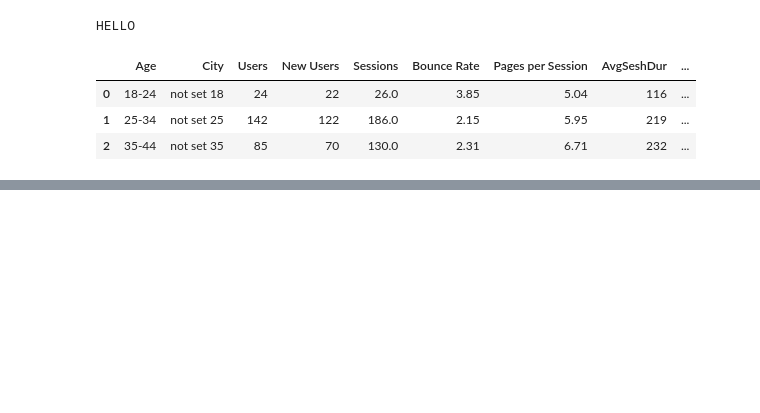
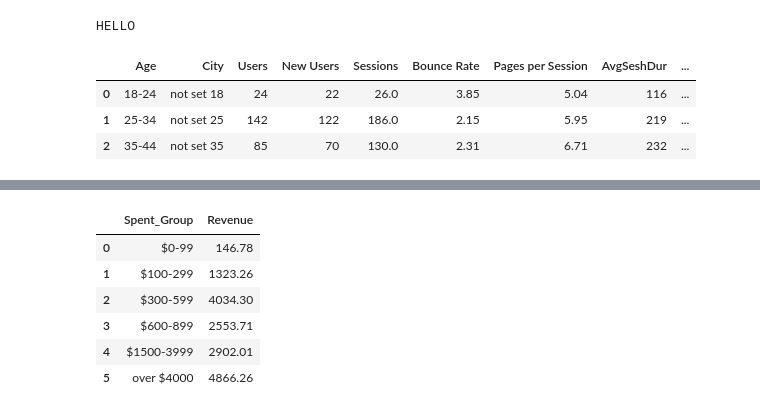
Before and after one commit to gseba/jaguars_project, a Jupyter notebook: Segment_City.ipynb, the cells around one changed output, grey strips where cells are left out. Cells and saved outputs as stored; diff of their text form; code cells hidden in the pictures; blank space fills up the shorter version.

```diff
--- a/Segment_City.ipynb
+++ b/Segment_City.ipynb
@@ -149,0 +164,12 @@ Name: Pages per Session, Length: 86, dtype: float64
+# %%
+demo_age_city_.loc[demo_age_city_['Spent_Group'] == '18-24']
+test2 = demo_age_city.groupby('Spent_Group').sum().reset_index()
+test2
+# %% [output]
+|  | Spent_Group | Revenue |
+| 0 | $0-99 | 146.78 |
+| 1 | $100-299 | 1323.26 |
+| 2 | $300-599 | 4034.30 |
+| 3 | $600-899 | 2553.71 |
+| 4 | $1500-3999 | 2902.01 |
+| 5 | over $4000 | 4866.26 |
```
Also changed, not shown: parts of 4 cells of this notebook.
